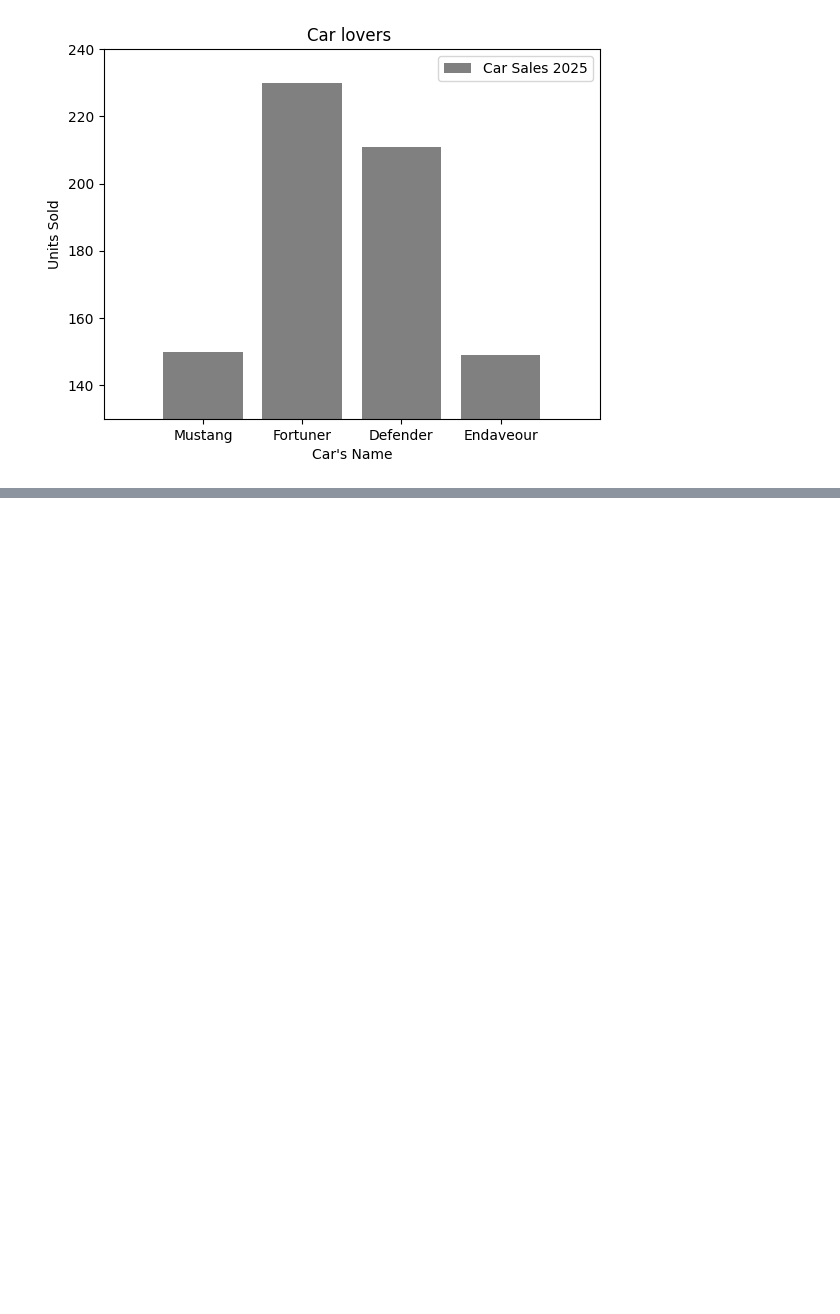
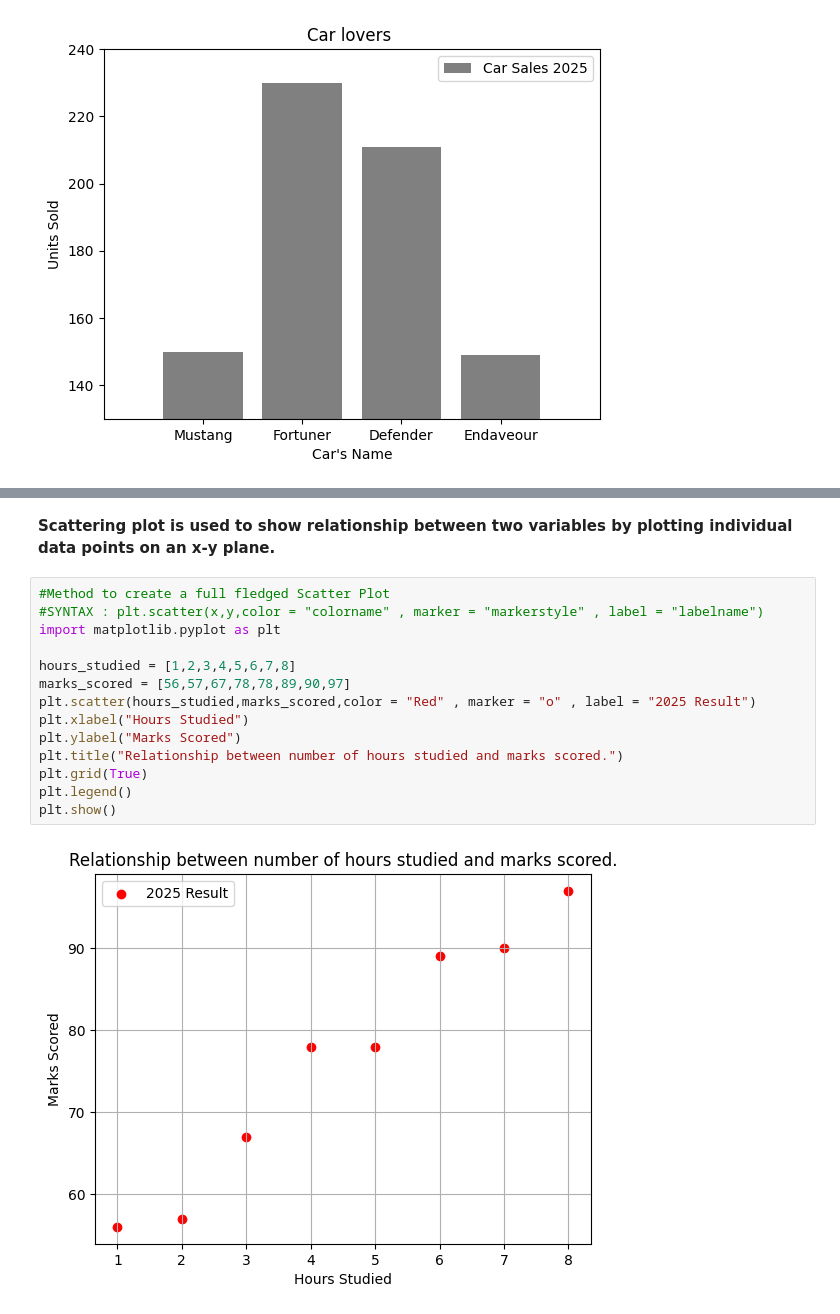
Before and after one commit to Legendkiller9855/Demo, a Jupyter notebook: learning_python_pynb.ipynb, the cells around one changed output, grey strips where cells are left out. Cells and saved outputs as stored; diff of their text form; blank space fills up the shorter version.

```diff
--- a/learning_python_pynb.ipynb
+++ b/learning_python_pynb.ipynb
@@ -2571,0 +2590,18 @@ plt.show()
+# %% [markdown]
+**Scattering plot is used to show relationship between two variables by plotting individual data points on an x-y plane.**
+# %%
+#Method to create a full fledged Scatter Plot
+#SYNTAX : plt.scatter(x,y,color = "colorname" , marker = "markerstyle" , label = "labelname")
+import matplotlib.pyplot as plt
+
+hours_studied = [1,2,3,4,5,6,7,8]
+marks_scored = [56,57,67,78,78,89,90,97]
+plt.scatter(hours_studied,marks_scored,color = "Red" , marker = "o" , label = "2025 Result")
+plt.xlabel("Hours Studied")
+plt.ylabel("Marks Scored")
+plt.title("Relationship between number of hours studied and marks scored.")
+plt.grid(True)
+plt.legend()
+plt.show()
+# %% [output]
+[figure, added]
```
Also changed, not shown: parts of 9 cells of this notebook.
